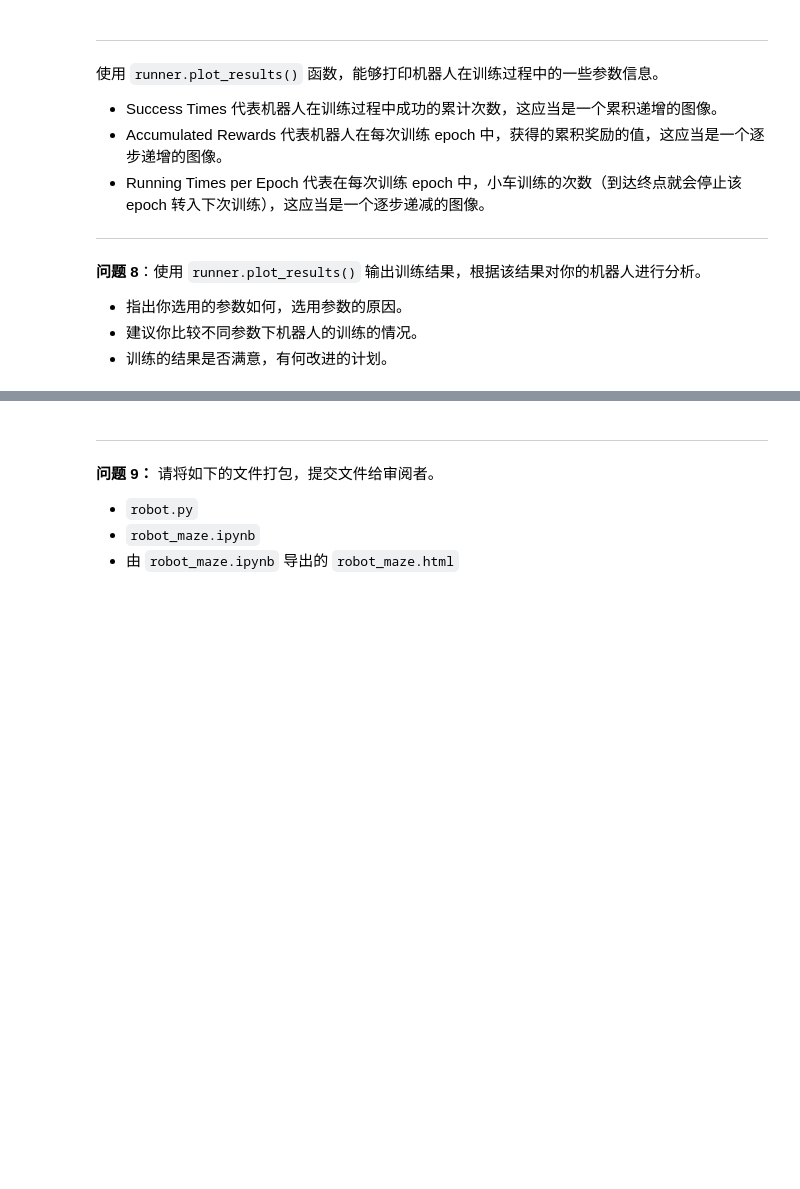
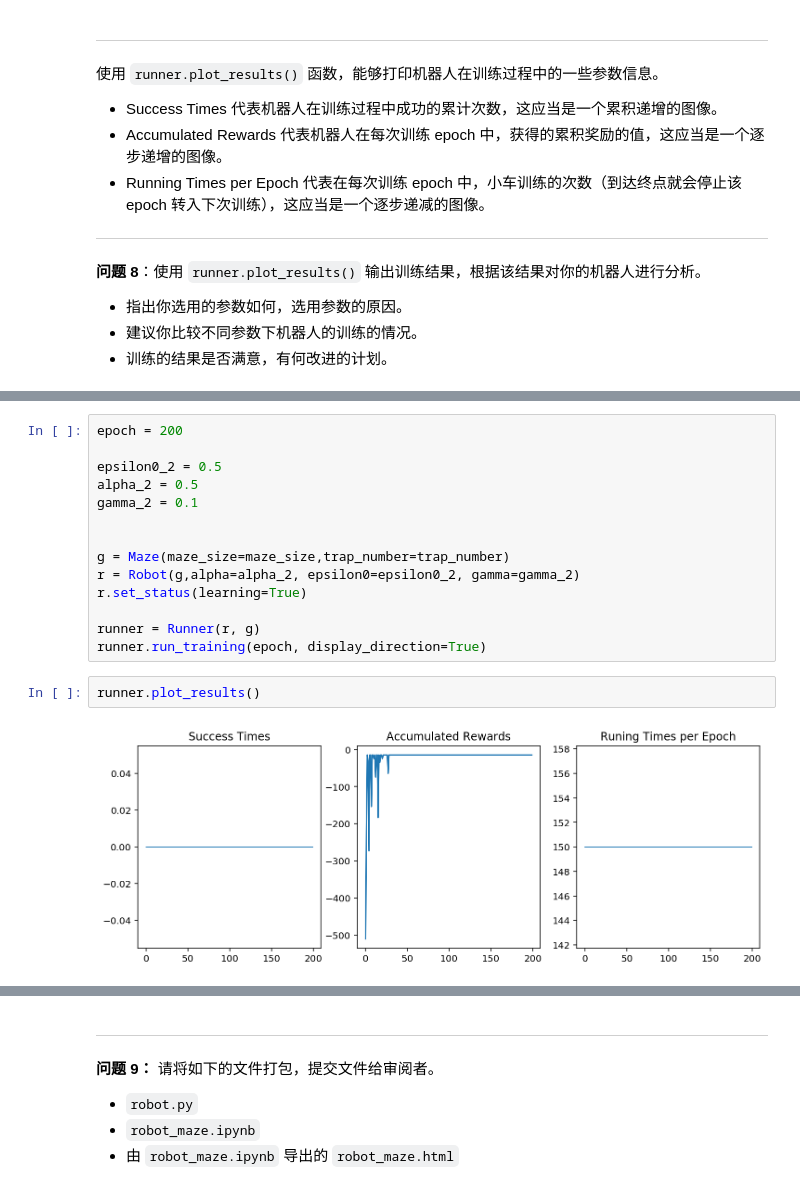
Before and after one commit to JuniYao/robot_maze, a Jupyter notebook: robot_maze.ipynb, the cells around one changed output, grey strips where cells are left out. Drawn from its saved outputs; the diff is of its cells as text; blank space fills up the shorter version.

```diff
--- a/robot_maze.ipynb
+++ b/robot_maze.ipynb
@@ -301,0 +337,18 @@ runner.plot_results()
+# %%
+epoch = 200
+
+epsilon0_2 = 0.5
+alpha_2 = 0.5
+gamma_2 = 0.1
+
+
+g = Maze(maze_size=maze_size,trap_number=trap_number)
+r = Robot(g,alpha=alpha_2, epsilon0=epsilon0_2, gamma=gamma_2)
+r.set_status(learning=True)
+
+runner = Runner(r, g)
+runner.run_training(epoch, display_direction=True)
+# %%
+runner.plot_results()
+# %% [output]
+[figure, added]
```
Also changed, not shown: parts of 20 cells of this notebook, 1 other file.
